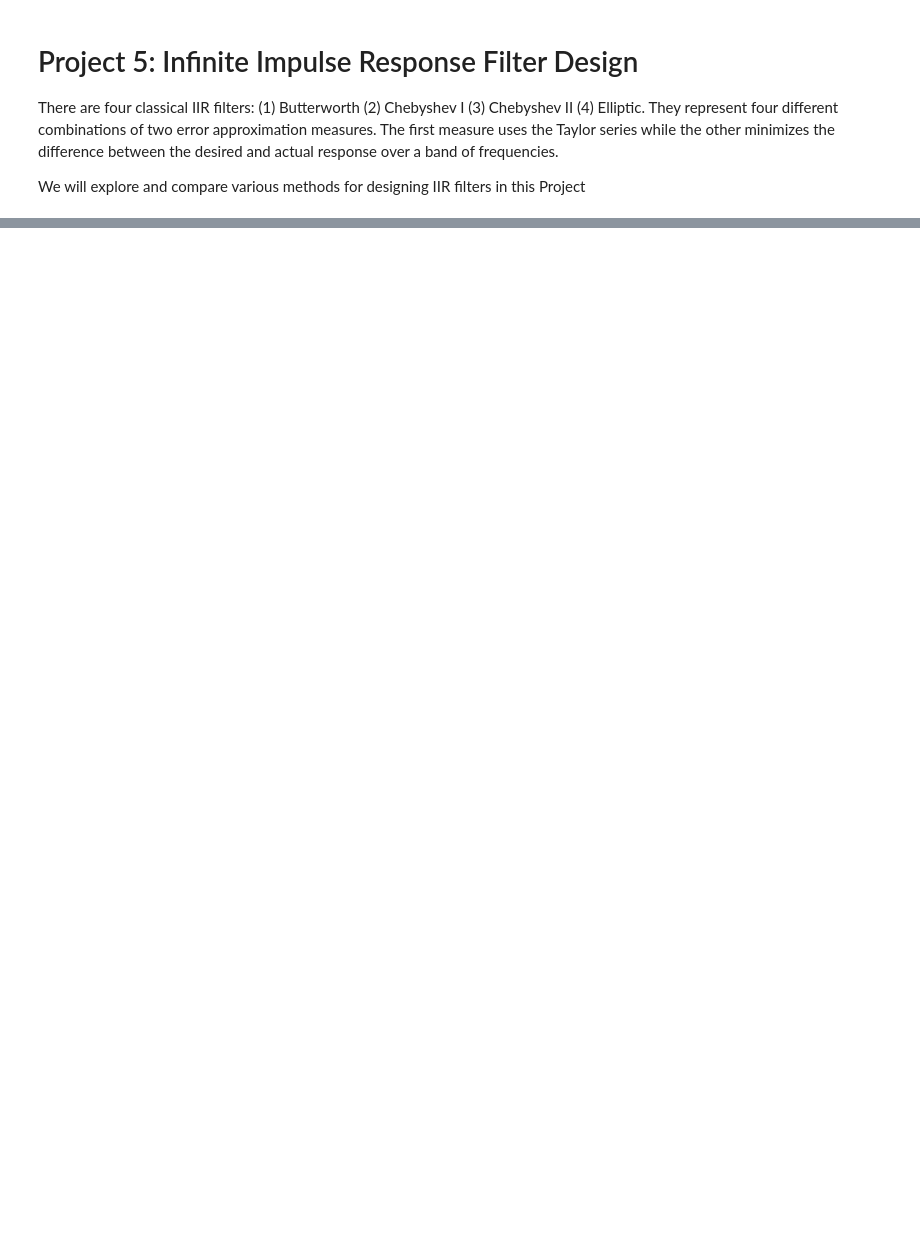
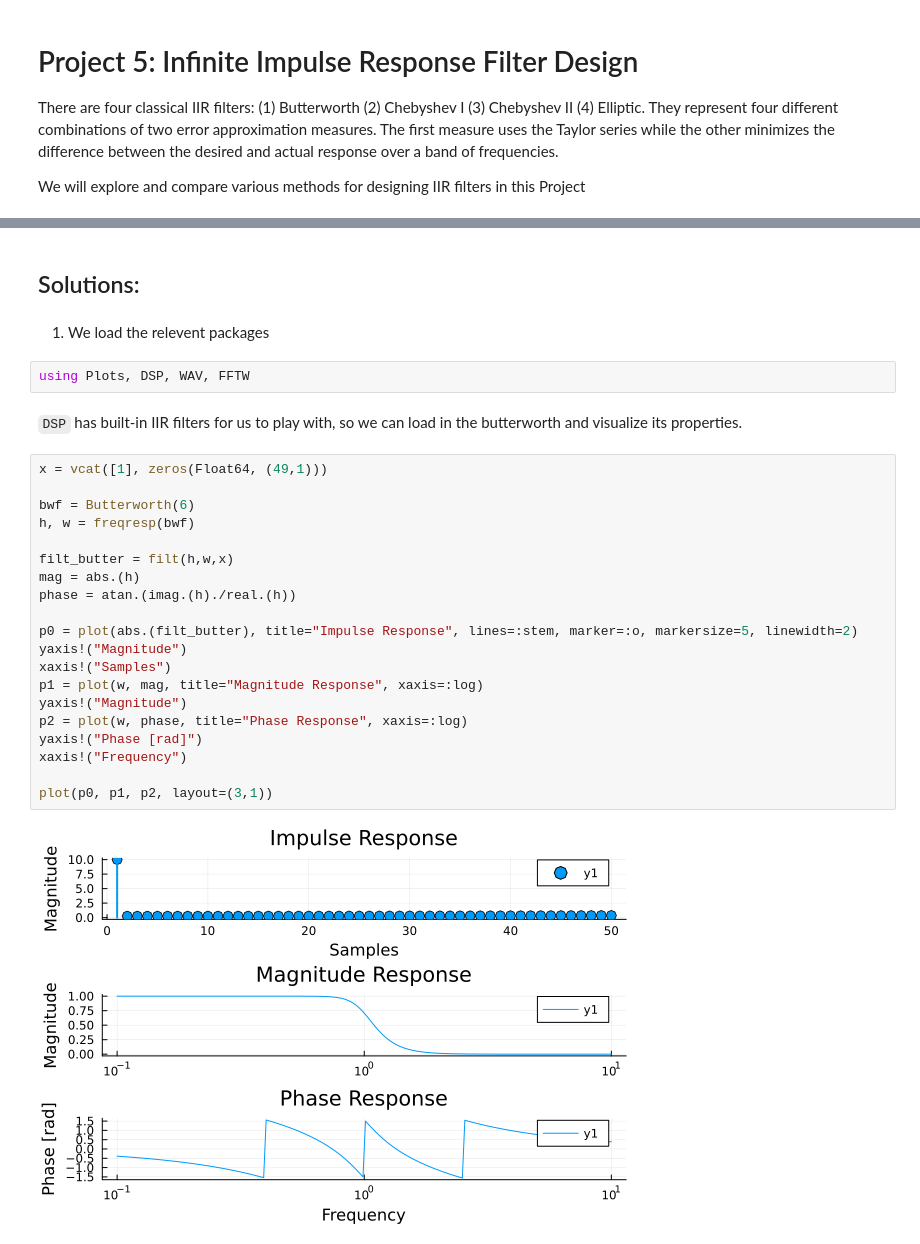
Before and after one commit to trevorolsson/DSP-Projects, a Jupyter notebook: Project 5/Project5.ipynb, the cells around one changed output, grey strips where cells are left out. Cells and saved outputs as stored; diff of their text form; blank space fills up the shorter version.

```diff
--- a/Project 5/Project5.ipynb
+++ b/Project 5/Project5.ipynb
@@ -35,3 +20,33 @@ We will explore and compare various methods for designing IIR filters in this Pr
     1. Determine the upper and lower frequencies of the doorbell.
     2. Design a filter such that the lower tone is attenuated no more than $3~\text{dB}$ while the upper tone is attenuated $15~\text{dB}$.
     3. Design all four types of filter and plot the frequency response and resulting spectrum.
+# %% [markdown]
+## Solutions:
+# %% [markdown]
+1. We load the relevent packages
+# %%
+using Plots, DSP, WAV, FFTW
+# %% [markdown]
+<code>DSP</code> has built-in IIR filters for us to play with, so we can load in the butterworth and visualize its properties.
+# %%
+x = vcat([1], zeros(Float64, (49,1)))
+
+bwf = Butterworth(6)
+h, w = freqresp(bwf)
+
+filt_butter = filt(h,w,x)
+mag = abs.(h)
+phase = atan.(imag.(h)./real.(h))
+
+p0 = plot(abs.(filt_butter), title="Impulse Response", lines=:stem, marker=:o, markersize=5, linewidth=2)
+yaxis!("Magnitude")
+xaxis!("Samples")
+p1 = plot(w, mag, title="Magnitude Response", xaxis=:log)
+yaxis!("Magnitude")
+p2 = plot(w, phase, title="Phase Response", xaxis=:log)
+yaxis!("Phase [rad]")
+xaxis!("Frequency")
+
+plot(p0, p1, p2, layout=(3,1))
+# %% [output]
+[figure, added]
```
Also changed, not shown: parts of 10 cells of this notebook.
